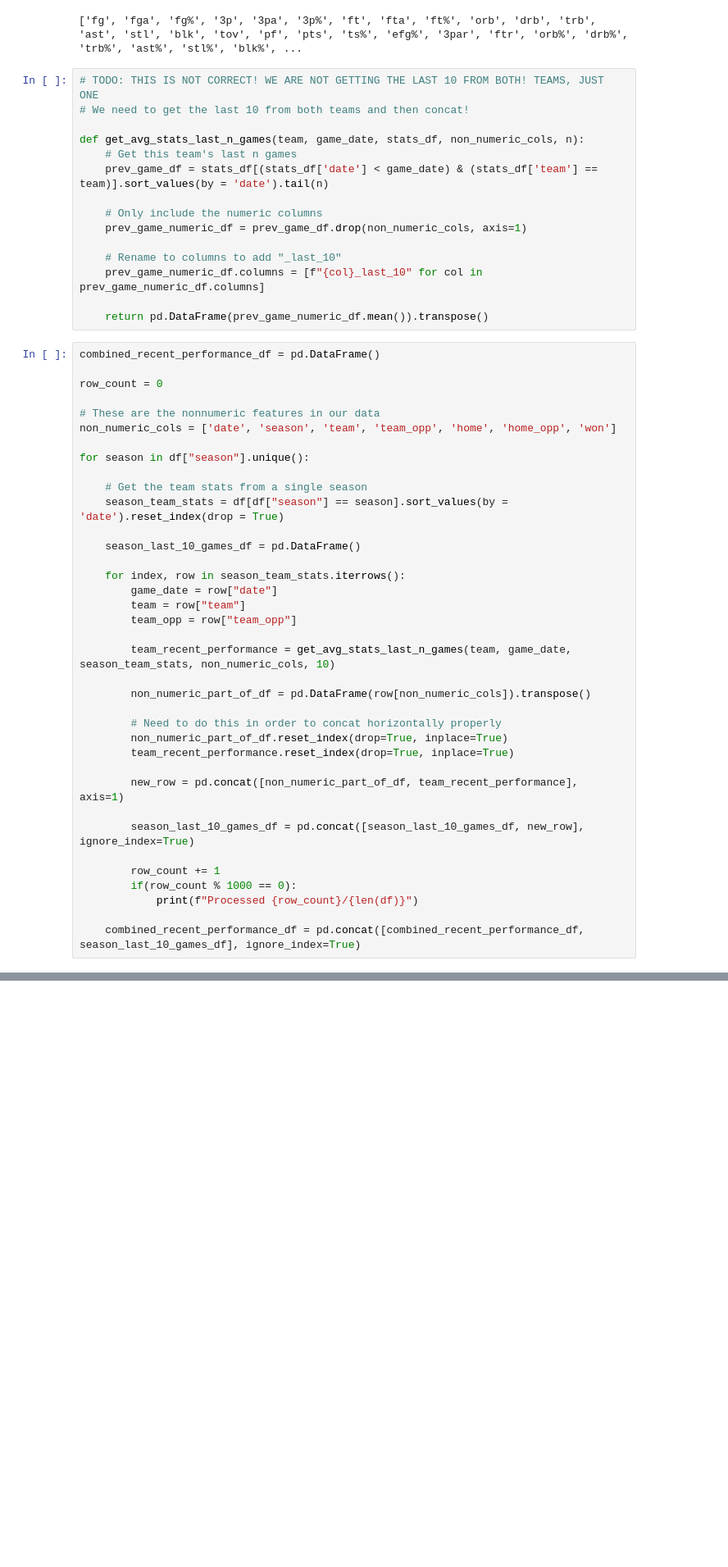
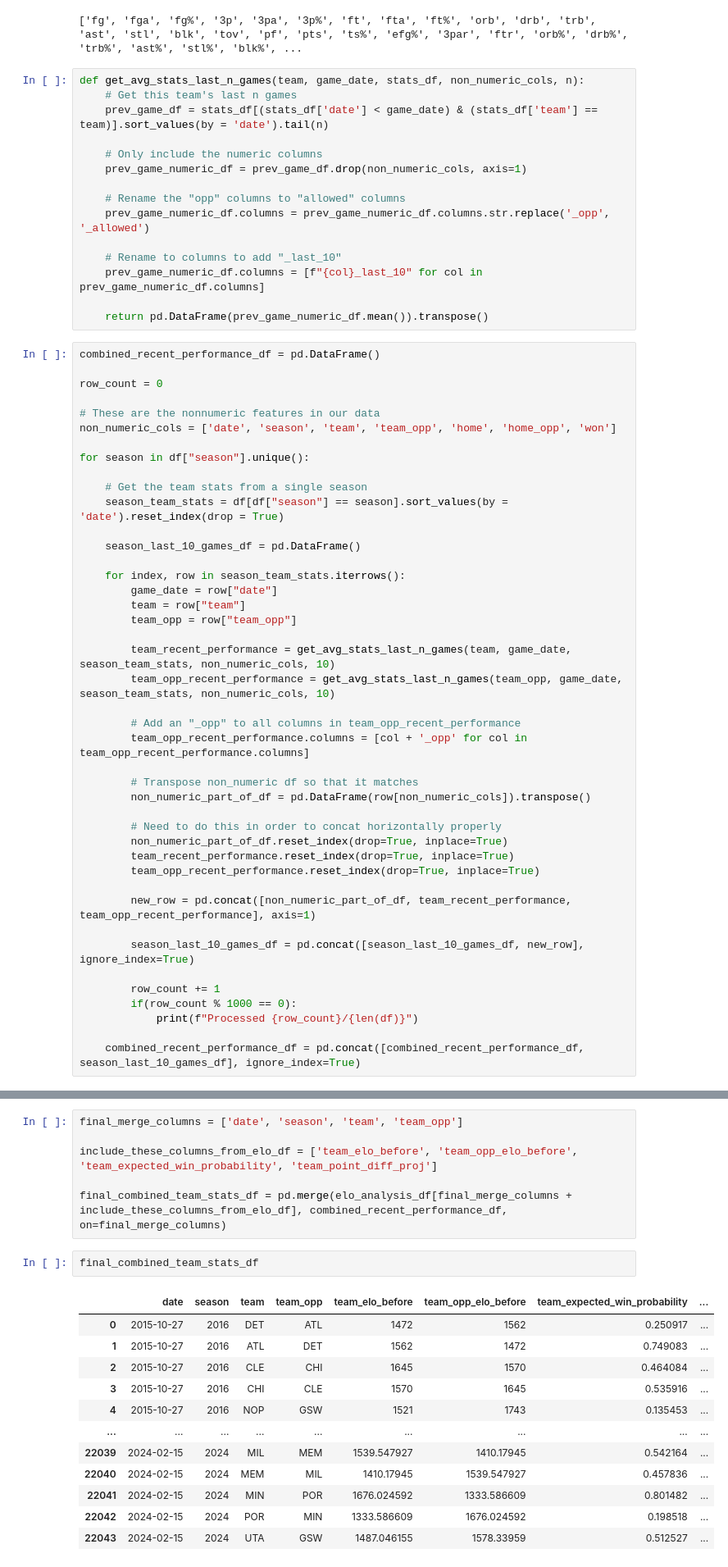
Before and after one commit to rqian239/RunTime, a Jupyter notebook: runtime/notebooks/feature_engineering_for_team_data.ipynb, the cells around one changed output, grey strips where cells are left out. Shown at 82% size. Saved outputs shown, nothing was run; the diff lists cells and outputs as text; blank space fills up the shorter version.

```diff
--- a/runtime/notebooks/feature_engineering_for_team_data.ipynb
+++ b/runtime/notebooks/feature_engineering_for_team_data.ipynb
@@ -478,9 +483,6 @@ print(df.columns.tolist())
 # %% [output]
 ['fg', 'fga', 'fg%', '3p', '3pa', '3p%', 'ft', 'fta', 'ft%', 'orb', 'drb', 'trb', 'ast', 'stl', 'blk', 'tov', 'pf', 'pts', 'ts%', 'efg%', '3par', 'ftr', 'orb%', 'drb%', 'trb%', 'ast%', 'stl%', 'blk%', ...
 # %%
-# TODO: THIS IS NOT CORRECT! WE ARE NOT GETTING THE LAST 10 FROM BOTH! TEAMS, JUST ONE
-# We need to get the last 10 from both teams and then concat!
-
 def get_avg_stats_last_n_games(team, game_date, stats_df, non_numeric_cols, n):
     # Get this team's last n games
     prev_game_df = stats_df[(stats_df['date'] < game_date) & (stats_df['team'] == team)].sort_values(by = 'date').tail(n)
@@ -488,6 +490,9 @@ def get_avg_stats_last_n_games(team, game_date, stats_df, non_numeric_cols, n):
     # Only include the numeric columns
     prev_game_numeric_df = prev_game_df.drop(non_numeric_cols, axis=1)
 
+    # Rename the "opp" columns to "allowed" columns
+    prev_game_numeric_df.columns = prev_game_numeric_df.columns.str.replace('_opp', '_allowed')
+
     # Rename to columns to add "_last_10"
     prev_game_numeric_df.columns = [f"{col}_last_10" for col in prev_game_numeric_df.columns]
 
@@ -513,14 +518,20 @@ for season in df["season"].unique():
         team_opp = row["team_opp"]
 
         team_recent_performance = get_avg_stats_last_n_games(team, game_date, season_team_stats, non_numeric_cols, 10)
+        team_opp_recent_performance = get_avg_stats_last_n_games(team_opp, game_date, season_team_stats, non_numeric_cols, 10)
 
+        # Add an "_opp" to all columns in team_opp_recent_performance
+        team_opp_recent_performance.columns = [col + '_opp' for col in team_opp_recent_performance.columns]
+
+        # Transpose non_numeric df so that it matches
         non_numeric_part_of_df = pd.DataFrame(row[non_numeric_cols]).transpose()
 
         # Need to do this in order to concat horizontally properly
         non_numeric_part_of_df.reset_index(drop=True, inplace=True)
         team_recent_performance.reset_index(drop=True, inplace=True)
+        team_opp_recent_performance.reset_index(drop=True, inplace=True)
 
-        new_row = pd.concat([non_numeric_part_of_df, team_recent_performance], axis=1)
+        new_row = pd.concat([non_numeric_part_of_df, team_recent_performance, team_opp_recent_performance], axis=1)
 
         season_last_10_games_df = pd.concat([season_last_10_games_df, new_row], ignore_index=True)
 
@@ -565,0 +596,21 @@ combined_recent_performance_df
+# %%
+final_merge_columns = ['date', 'season', 'team', 'team_opp']
+
+include_these_columns_from_elo_df = ['team_elo_before', 'team_opp_elo_before', 'team_expected_win_probability', 'team_point_diff_proj']
+
+final_combined_team_stats_df = pd.merge(elo_analysis_df[final_merge_columns + include_these_columns_from_elo_df], combined_recent_performance_df, on=final_merge_columns)
+# %%
+final_combined_team_stats_df
+# %% [output]
+|  | date | season | team | team_opp | team_elo_before | team_opp_elo_before | team_expected_win_probability | ... |
+| 0 | 2015-10-27 | 2016 | DET | ATL | 1472 | 1562 | 0.250917 | ... |
+| 1 | 2015-10-27 | 2016 | ATL | DET | 1562 | 1472 | 0.749083 | ... |
+| 2 | 2015-10-27 | 2016 | CLE | CHI | 1645 | 1570 | 0.464084 | ... |
+| 3 | 2015-10-27 | 2016 | CHI | CLE | 1570 | 1645 | 0.535916 | ... |
+| 4 | 2015-10-27 | 2016 | NOP | GSW | 1521 | 1743 | 0.135453 | ... |
+| ... | ... | ... | ... | ... | ... | ... | ... | ... |
+| 22039 | 2024-02-15 | 2024 | MIL | MEM | 1539.547927 | 1410.17945 | 0.542164 | ... |
+| 22040 | 2024-02-15 | 2024 | MEM | MIL | 1410.17945 | 1539.547927 | 0.457836 | ... |
+| 22041 | 2024-02-15 | 2024 | MIN | POR | 1676.024592 | 1333.586609 | 0.801482 | ... |
+| 22042 | 2024-02-15 | 2024 | POR | MIN | 1333.586609 | 1676.024592 | 0.198518 | ... |
+| 22043 | 2024-02-15 | 2024 | UTA | GSW | 1487.046155 | 1578.33959 | 0.512527 | ... |
```
Also changed, not shown: parts of 11 cells of this notebook.
